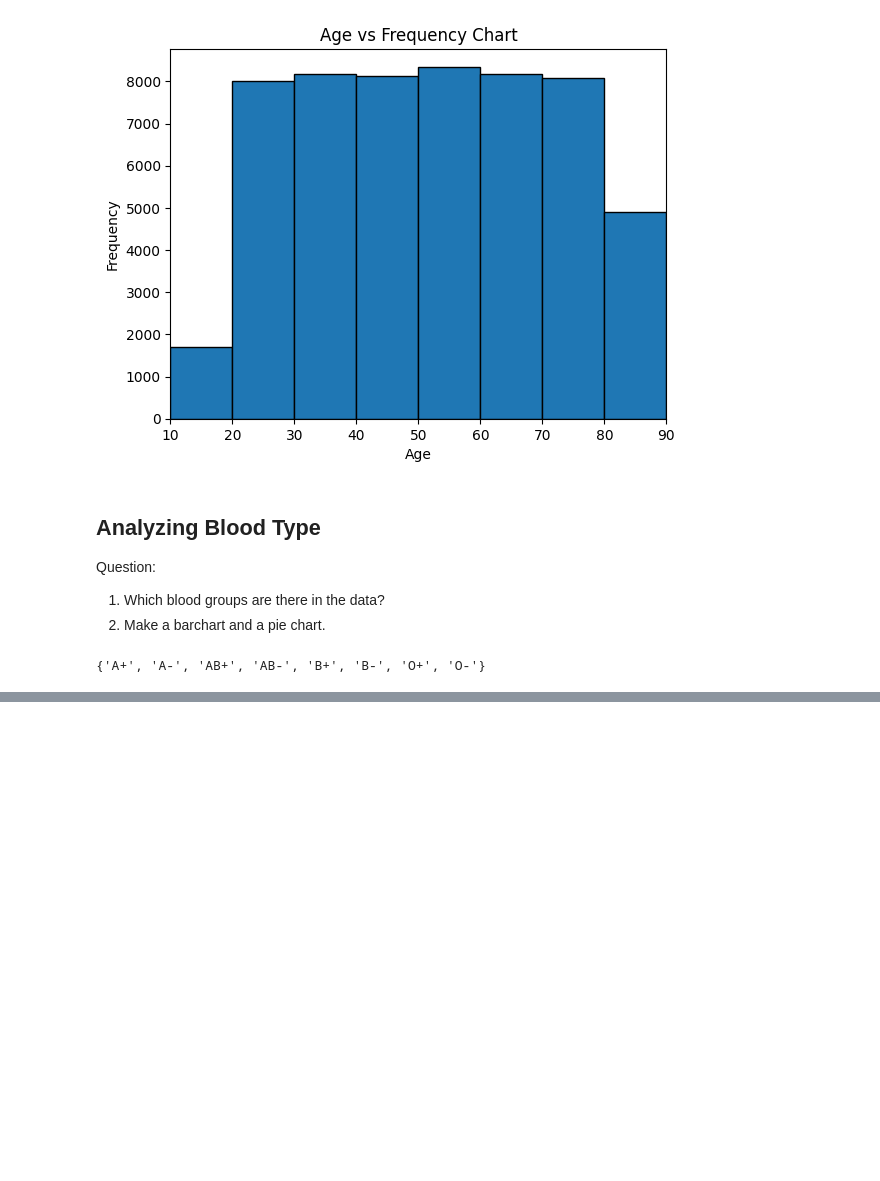
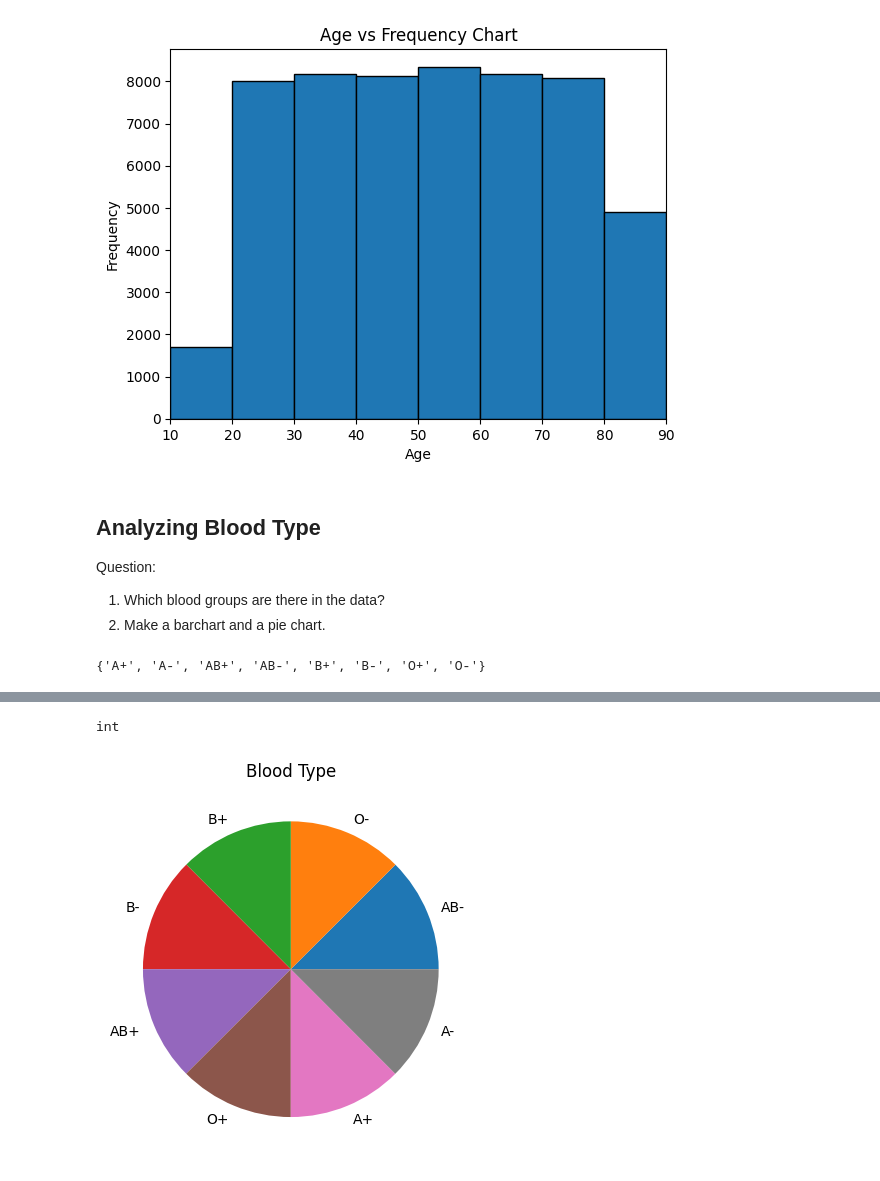
Before and after one commit to ramizMahmmud/learning-data-science, a Jupyter notebook: health_care/health-care.ipynb, the cells around one changed output, grey strips where cells are left out. Drawn from its saved outputs; the diff is of its cells as text; code cells hidden in the pictures; blank space fills up the shorter version.

Commit message:
pie chart error has been solved

```diff
--- a/health_care/health-care.ipynb
+++ b/health_care/health-care.ipynb
@@ -98,7 +98,7 @@ Question:
 1. Which blood groups are there in the data?
 2. Make a barchart and a pie chart.
 # %%
-blood_type = set(df['Blood Type'])
+blood_type = (set(df['Blood Type']))
 blood_type
 # %% [output]
 {'A+', 'A-', 'AB+', 'AB-', 'B+', 'B-', 'O+', 'O-'}
@@ -130,0 +129,16 @@ AttributeError: 'DataFrame' object has no attribute 'shpae'
+# %%
+type(a_negative_number)
+# %% [output]
+int
+# %%
+blood_type_series = pd.Series([a_positive_number,a_negative_number,ab_positive_number,ab_negative_number,
+                               b_positive_number, b_negative_number, o_positive_number, o_negative_number],
+                              index= (blood_type))
+# %%
+plt.title('Blood Type')
+blood_type_series.plot(kind='pie')
+# plt.gca().patch.set_color('red')
+# plt.gca().patch.set_linewidth(10)
+plt.show()
+# %% [output]
+[figure, added]
```
Also changed, not shown: parts of 1 cell of this notebook.
